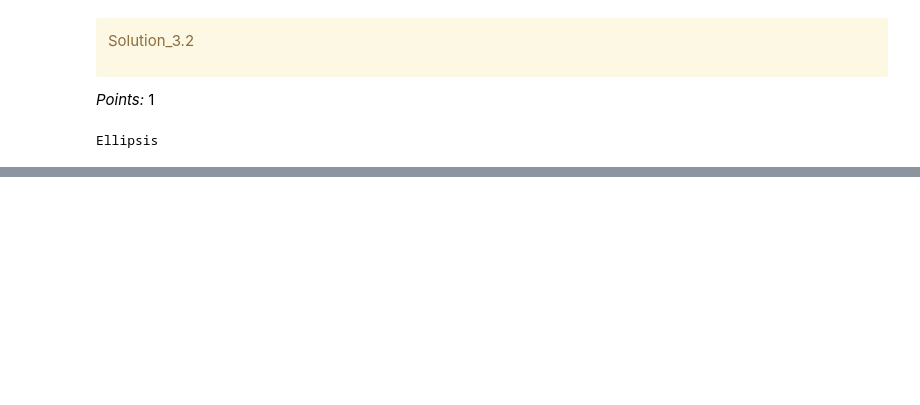
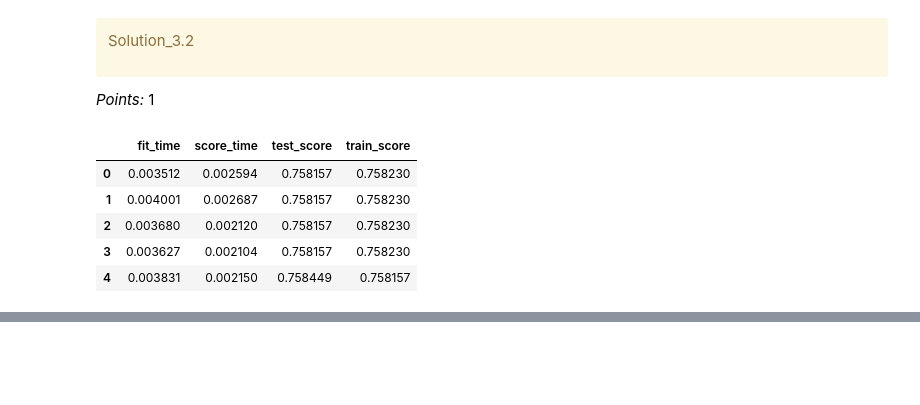
Before and after one commit to samintisar/CPSC330_HW3, a Jupyter notebook: hw3.ipynb, the cells around one changed output, grey strips where cells are left out. Drawn from its saved outputs; the diff is of its cells as text; code cells hidden in the pictures; blank space fills up the shorter version.

```diff
--- a/hw3.ipynb
+++ b/hw3.ipynb
@@ -390,3 +383,8 @@ Ellipsis
+# %%
+X_train = train_df.drop(columns=[target])
+y_train = train_df[target]
+X_test = test_df.drop(columns=[target])
+y_test = test_df[target]
 # %%
 grader.check("q3.1")
 # %% [output]
@@ -424,12 +406,18 @@ Solution_3.2
 </div>
 
 _Points:_ 1
-# %%
-dummy_df = None
-
-...
-# %% [output]
-Ellipsis
+# %%
+dummy_clf = DummyClassifier(random_state=123)
+dummy_df = pd.DataFrame(cross_validate(dummy_clf, X_train, y_train, cv=5, return_train_score=True))
+
+dummy_df
+# %% [output]
+|  | fit_time | score_time | test_score | train_score |
+| 0 | 0.003512 | 0.002594 | 0.758157 | 0.758230 |
+| 1 | 0.004001 | 0.002687 | 0.758157 | 0.758230 |
+| 2 | 0.003680 | 0.002120 | 0.758157 | 0.758230 |
+| 3 | 0.003627 | 0.002104 | 0.758157 | 0.758230 |
+| 4 | 0.003831 | 0.002150 | 0.758449 | 0.758157 |
 # %%
 grader.check("q3.2")
 # %% [output]
```
Also changed, not shown: parts of 5 cells of this notebook, 1 other file.
